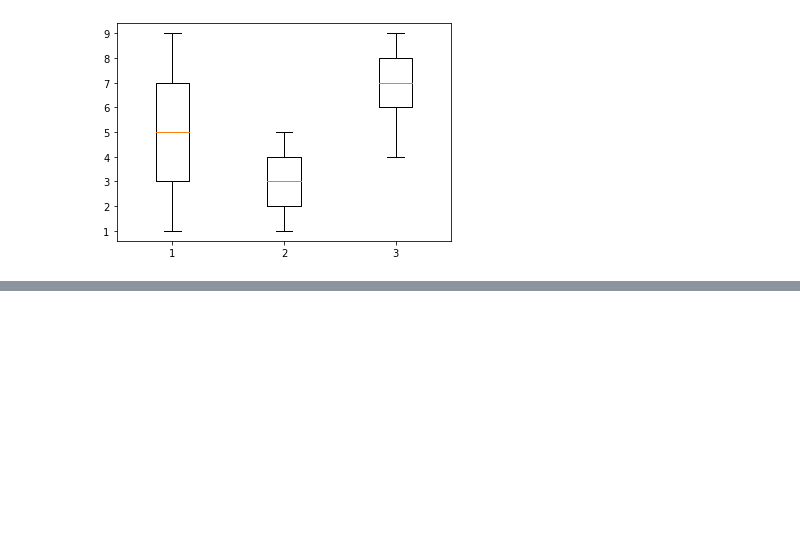
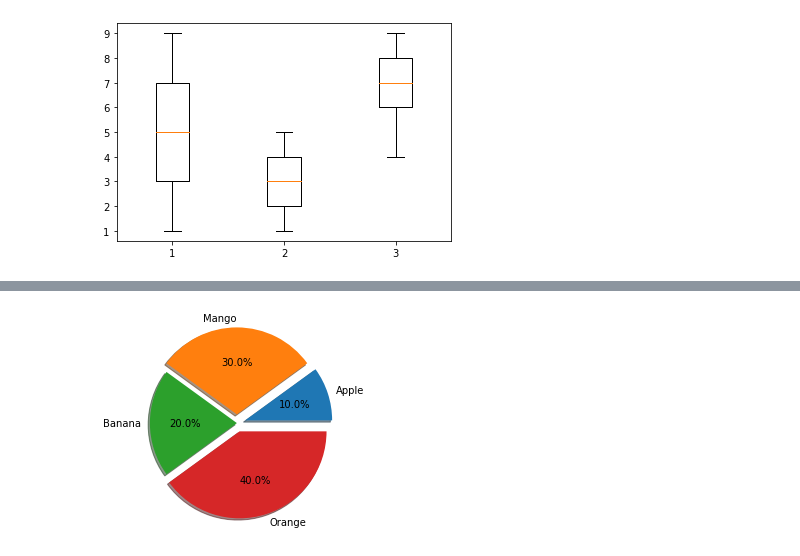
Before and after one commit to iMuhammadessa/data-visualization, a Jupyter notebook: data-visualization.ipynb, the cells around one changed output, grey strips where cells are left out. Cells and saved outputs as stored; diff of their text form; code cells hidden in the pictures; blank space fills up the shorter version.

Commit message:
file modified for Pie-plot

```diff
--- a/data-visualization.ipynb
+++ b/data-visualization.ipynb
@@ -135,0 +136,7 @@ plt.show()
+# %%
+fruit=['Apple','Mango','Banana','Orange']
+quantity=[10,30,20,40]
+plt.pie(quantity, labels=fruit, autopct='%0.1f%%', shadow=True, explode=(0.1,0.1,0,0.1))
+plt.show()
+# %% [output]
+[figure, added]
```
Also changed, not shown: parts of 2 cells of this notebook.
